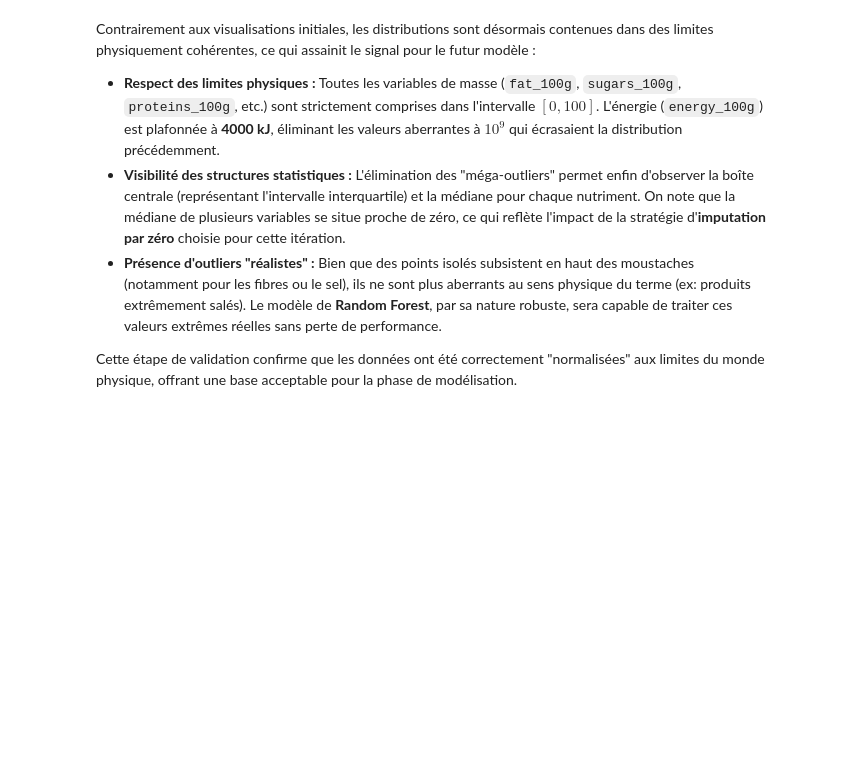
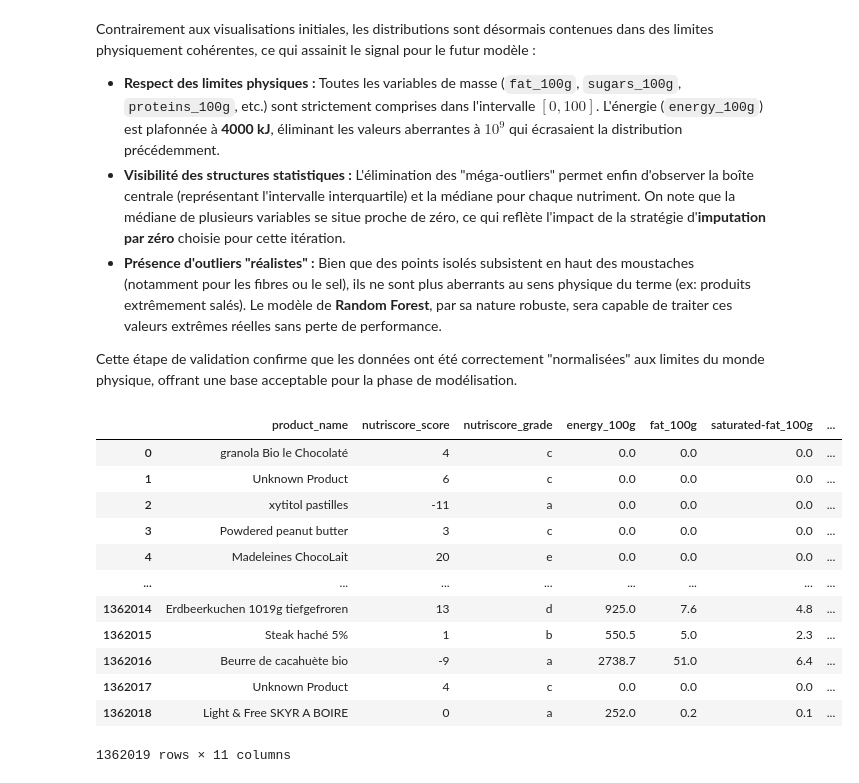
Before and after one commit to mhsylla/Openfoodfact, a Jupyter notebook: notebooks/index.ipynb, the cells around one changed output. Saved outputs shown, nothing was run; the diff lists cells and outputs as text; code cells hidden in the pictures; blank space fills up the shorter version.

```diff
--- a/notebooks/index.ipynb
+++ b/notebooks/index.ipynb
@@ -391,0 +404,16 @@ Cette étape de validation confirme que les données ont été correctement "nor
+# %%
+df_cleaned
+# %% [output]
+|  | product_name | nutriscore_score | nutriscore_grade | energy_100g | fat_100g | saturated-fat_100g | ... |
+| 0 | granola Bio le Chocolaté | 4 | c | 0.0 | 0.0 | 0.0 | ... |
+| 1 | Unknown Product | 6 | c | 0.0 | 0.0 | 0.0 | ... |
+| 2 | xytitol pastilles | -11 | a | 0.0 | 0.0 | 0.0 | ... |
+| 3 | Powdered peanut butter | 3 | c | 0.0 | 0.0 | 0.0 | ... |
+| 4 | Madeleines ChocoLait | 20 | e | 0.0 | 0.0 | 0.0 | ... |
+| ... | ... | ... | ... | ... | ... | ... | ... |
+| 1362014 | Erdbeerkuchen 1019g tiefgefroren | 13 | d | 925.0 | 7.6 | 4.8 | ... |
+| 1362015 | Steak haché 5% | 1 | b | 550.5 | 5.0 | 2.3 | ... |
+| 1362016 | Beurre de cacahuète bio | -9 | a | 2738.7 | 51.0 | 6.4 | ... |
+| 1362017 | Unknown Product | 4 | c | 0.0 | 0.0 | 0.0 | ... |
+| 1362018 | Light & Free SKYR A BOIRE | 0 | a | 252.0 | 0.2 | 0.1 | ... |
+1362019 rows × 11 columns
```
Also changed, not shown: parts of 31 cells of this notebook, 1 other file.
